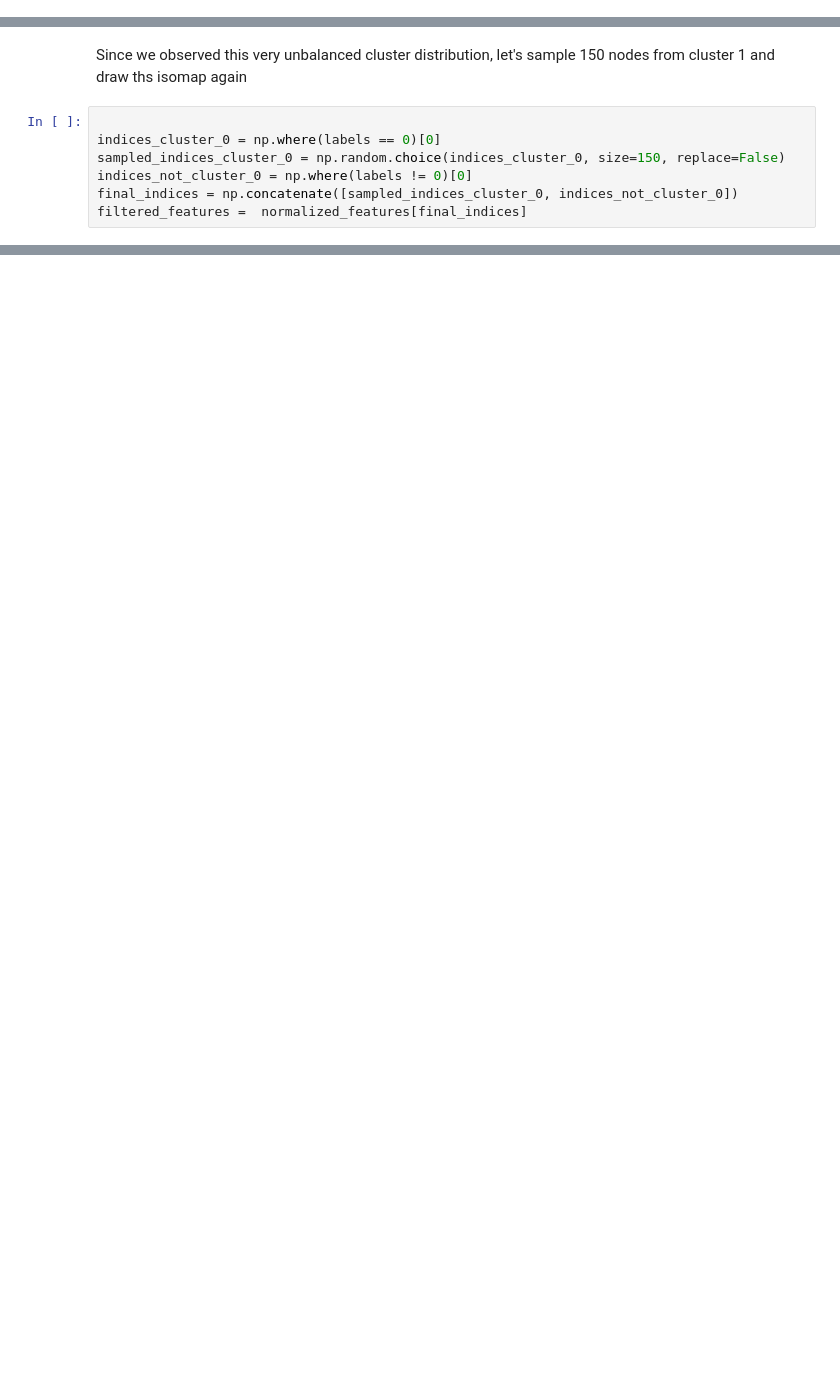
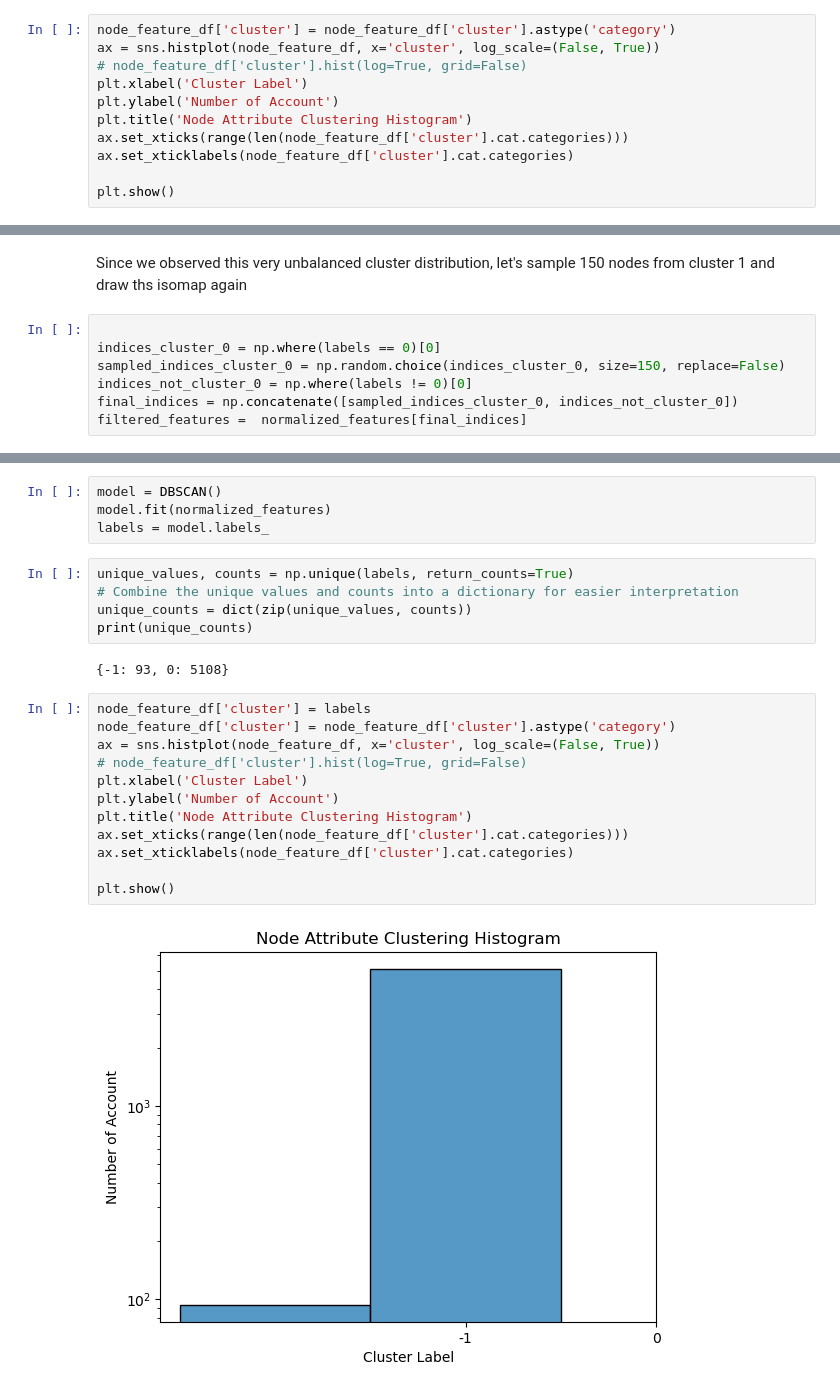
Before and after one commit to TheAllUnknown/BankTransactionNet, a Jupyter notebook: 5.3Ksample.ipynb, the cells around one changed output, grey strips where cells are left out. Saved outputs shown, nothing was run; the diff lists cells and outputs as text; blank space fills up the shorter version.

```diff
--- a/5.3Ksample.ipynb
+++ b/5.3Ksample.ipynb
@@ -125 +139,12 @@ from sklearn.manifold import Isomap
+# %%
+node_feature_df['cluster'] = node_feature_df['cluster'].astype('category')
+ax = sns.histplot(node_feature_df, x='cluster', log_scale=(False, True))
+# node_feature_df['cluster'].hist(log=True, grid=False)
+plt.xlabel('Cluster Label')
+plt.ylabel('Number of Account')
+plt.title('Node Attribute Clustering Histogram')
+ax.set_xticks(range(len(node_feature_df['cluster'].cat.categories)))
+ax.set_xticklabels(node_feature_df['cluster'].cat.categories)
+
+plt.show()
 # %%
@@ -206,0 +219,25 @@ plt.legend(handles=scatter.legend_elements()[0], labels=[f'Cluster {i}' for i in
+# %%
+model = DBSCAN()
+model.fit(normalized_features)
+labels = model.labels_
+# %%
+unique_values, counts = np.unique(labels, return_counts=True)
+# Combine the unique values and counts into a dictionary for easier interpretation
+unique_counts = dict(zip(unique_values, counts))
+print(unique_counts)
+# %% [output]
+{-1: 93, 0: 5108}
+# %%
+node_feature_df['cluster'] = labels
+node_feature_df['cluster'] = node_feature_df['cluster'].astype('category')
+ax = sns.histplot(node_feature_df, x='cluster', log_scale=(False, True))
+# node_feature_df['cluster'].hist(log=True, grid=False)
+plt.xlabel('Cluster Label')
+plt.ylabel('Number of Account')
+plt.title('Node Attribute Clustering Histogram')
+ax.set_xticks(range(len(node_feature_df['cluster'].cat.categories)))
+ax.set_xticklabels(node_feature_df['cluster'].cat.categories)
+
+plt.show()
+# %% [output]
+[figure, added]
```
Also changed, not shown: parts of 25 cells of this notebook, 8 other files.
